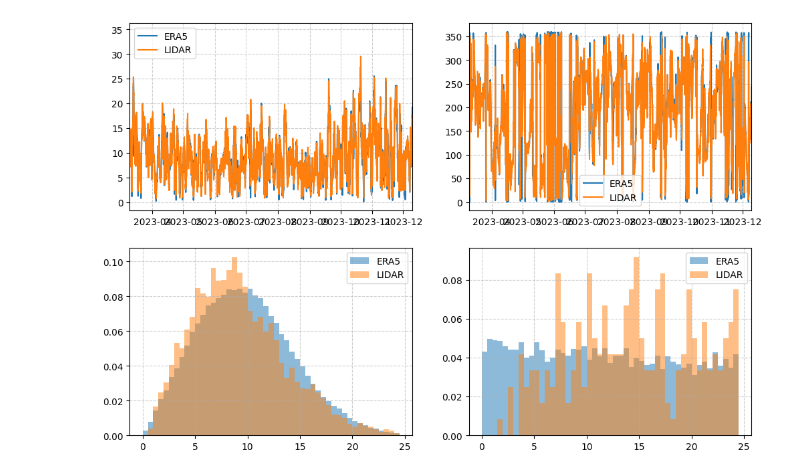
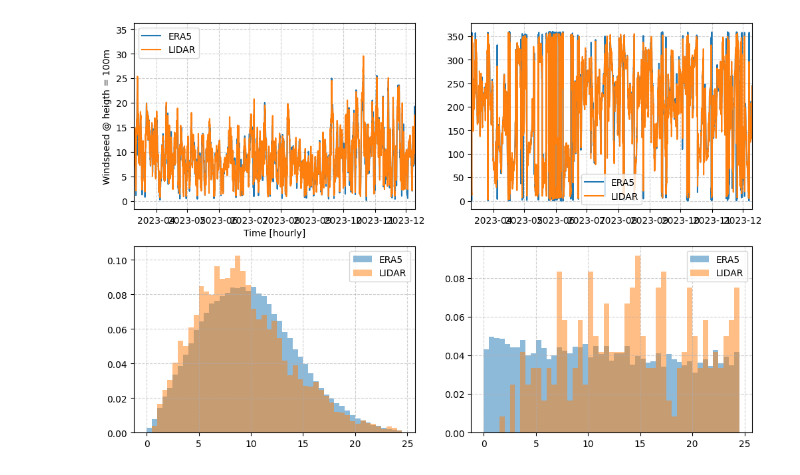
Before and after one commit to Nuwa13/Project_Python_Programming_in_Energy_Science, a Jupyter notebook: ReadingData.ipynb, the cells around one changed output. Cells and saved outputs as stored; diff of their text form; code cells hidden in the pictures.

Commit message:
again testing if commiting works. changes: added labels to first figure

```diff
--- a/ReadingData.ipynb
+++ b/ReadingData.ipynb
@@ -35,32 +35,33 @@ data_LIDAR = data_LIDAR.resample('h', on='Time').mean()
 
 data_mrgd = pd.merge(data_LIDAR, data_ERA5, how='right', on='Time')
 
 data_mrgd['Time'] = pd.to_datetime(data_mrgd['Time'])
 
 # Some basic plots of the data
 
 fig, ax = plt.subplots(2, 2, figsize=(12, 8))
 
 ax = ax.flatten()
 
 ax[0].plot(data_mrgd['Time'], data_mrgd['WS100'])
 ax[0].plot(data_mrgd['Time'], data_mrgd['WS-99.2'])
 ax[0].set_xlim(data_LIDAR.index[0], data_LIDAR.index[-1])
-
+ax[0].set_xlabel('Time [hourly]')
+ax[0].set_ylabel('Windspeed @ heigth = 100m')
 ax[1].plot(data_mrgd['Time'], data_mrgd['WD100'])
 ax[1].plot(data_mrgd['Time'], data_mrgd['WD-99.2'])
 ax[1].set_xlim(data_LIDAR.index[0], data_LIDAR.index[-1])
 
 v_bins = np.arange(0,25,0.5)
 
 ax[2].hist(data_mrgd['WS100'], bins=v_bins, density=True, alpha=0.5)
 ax[2].hist(data_mrgd['WS-99.2'], bins=v_bins, density=True, alpha=0.5)
 
 ax[3].hist(data_mrgd['WD100'], bins=v_bins, density=True, alpha=0.5)
 ax[3].hist(data_mrgd['WD-99.2'], bins=v_bins, density=True, alpha=0.5)
 
 for axs in ax:
     axs.legend(['ERA5', 'LIDAR'])
     axs.grid(True, linestyle="--", alpha=0.6)
 # %% [output]
-[figure, old version]
+[figure, new version]
```
